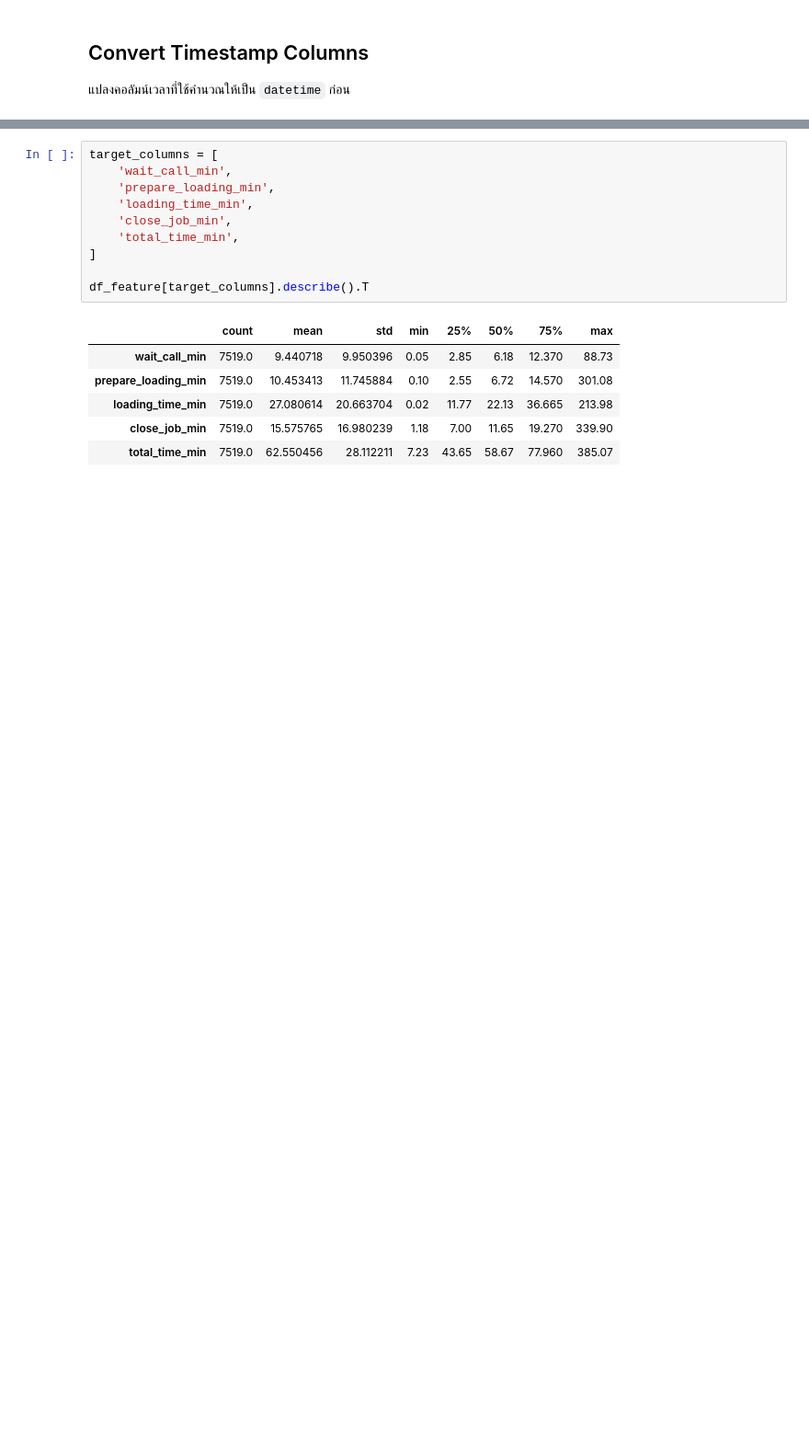
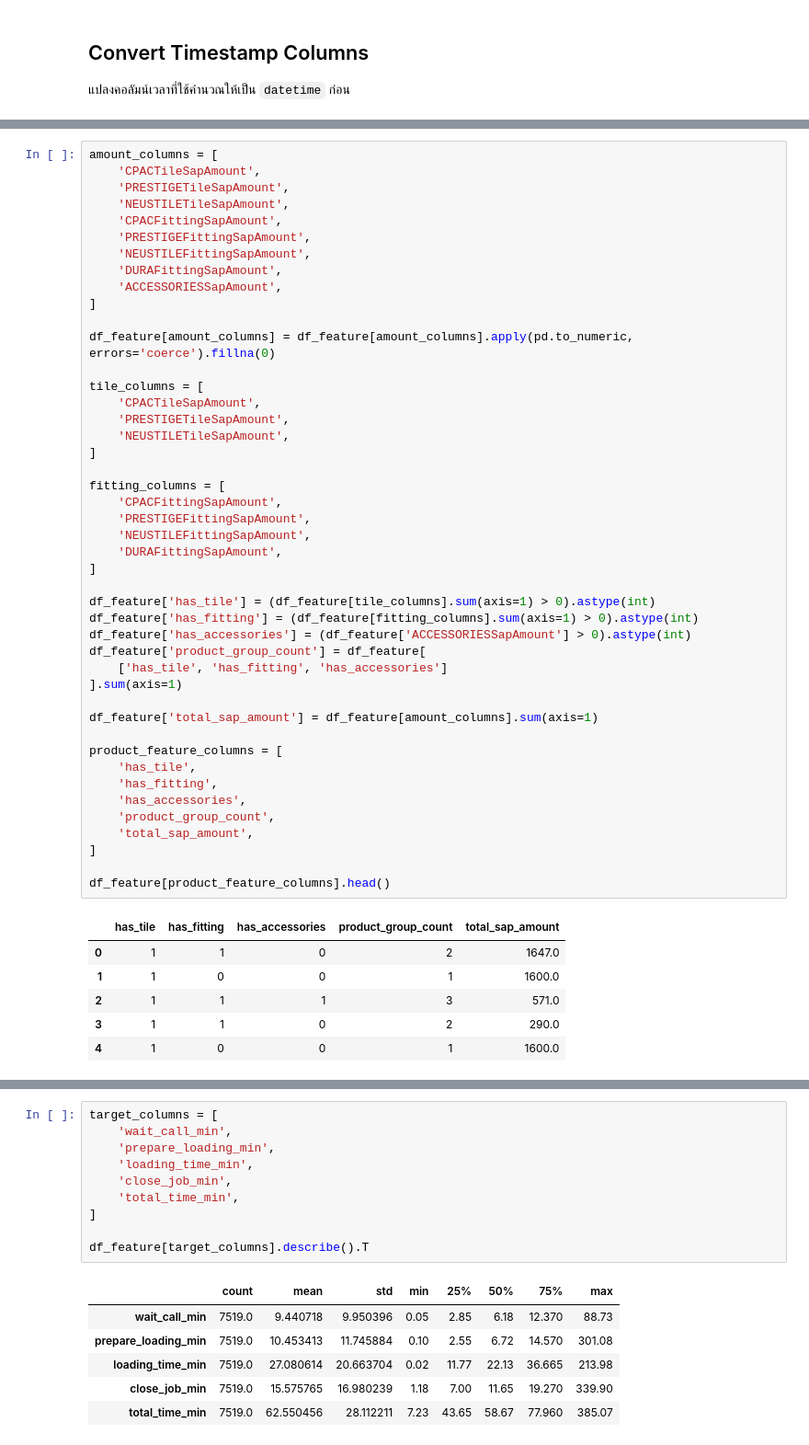
Before and after one commit to Armpa16/WMS-ML, a Jupyter notebook: notebooks/04_FeatureEngineering.ipynb, the cells around one changed output, grey strips where cells are left out. Shown at 92% size. Cells and saved outputs as stored; diff of their text form; blank space fills up the shorter version.

```diff
--- a/notebooks/04_FeatureEngineering.ipynb
+++ b/notebooks/04_FeatureEngineering.ipynb
@@ -198 +181,53 @@ df_feature[[
+# %%
+amount_columns = [
+    'CPACTileSapAmount',
+    'PRESTIGETileSapAmount',
+    'NEUSTILETileSapAmount',
+    'CPACFittingSapAmount',
+    'PRESTIGEFittingSapAmount',
+    'NEUSTILEFittingSapAmount',
+    'DURAFittingSapAmount',
+    'ACCESSORIESSapAmount',
+]
+
+df_feature[amount_columns] = df_feature[amount_columns].apply(pd.to_numeric, errors='coerce').fillna(0)
+
+tile_columns = [
+    'CPACTileSapAmount',
+    'PRESTIGETileSapAmount',
+    'NEUSTILETileSapAmount',
+]
+
+fitting_columns = [
+    'CPACFittingSapAmount',
+    'PRESTIGEFittingSapAmount',
+    'NEUSTILEFittingSapAmount',
+    'DURAFittingSapAmount',
+]
+
+df_feature['has_tile'] = (df_feature[tile_columns].sum(axis=1) > 0).astype(int)
+df_feature['has_fitting'] = (df_feature[fitting_columns].sum(axis=1) > 0).astype(int)
+df_feature['has_accessories'] = (df_feature['ACCESSORIESSapAmount'] > 0).astype(int)
+df_feature['product_group_count'] = df_feature[
+    ['has_tile', 'has_fitting', 'has_accessories']
+].sum(axis=1)
+
+df_feature['total_sap_amount'] = df_feature[amount_columns].sum(axis=1)
+
+product_feature_columns = [
+    'has_tile',
+    'has_fitting',
+    'has_accessories',
+    'product_group_count',
+    'total_sap_amount',
+]
+
+df_feature[product_feature_columns].head()
+# %% [output]
+|  | has_tile | has_fitting | has_accessories | product_group_count | total_sap_amount |
+| 0 | 1 | 1 | 0 | 2 | 1647.0 |
+| 1 | 1 | 0 | 0 | 1 | 1600.0 |
+| 2 | 1 | 1 | 1 | 3 | 571.0 |
+| 3 | 1 | 1 | 0 | 2 | 290.0 |
+| 4 | 1 | 0 | 0 | 1 | 1600.0 |
 # %% [markdown]
```
Also changed, not shown: parts of 14 cells of this notebook, 3 other files.
